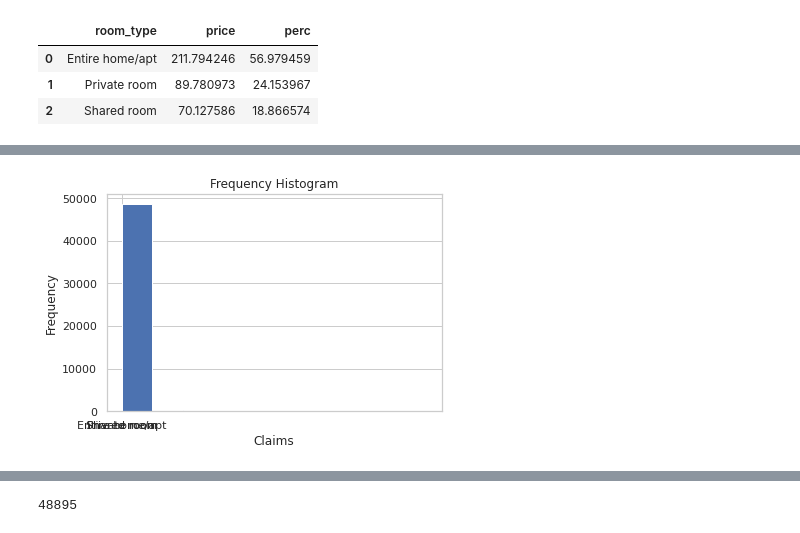
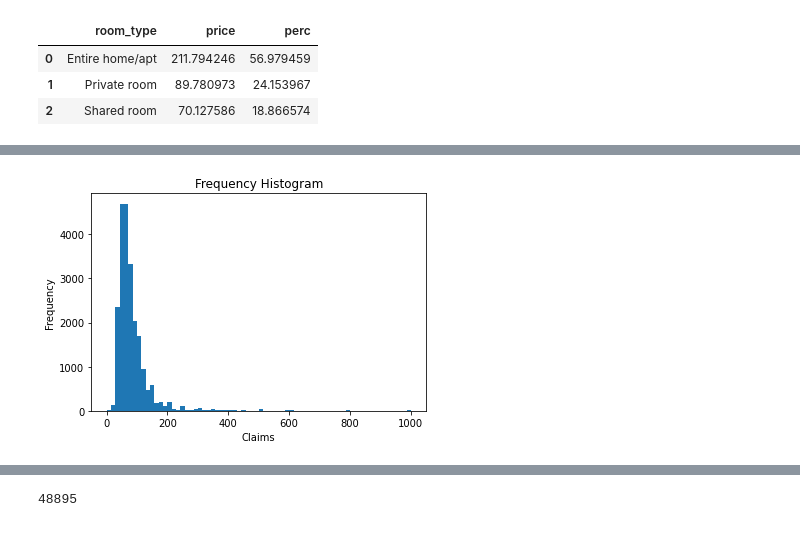
Before and after one commit to yaman9675/understand_Airbnb, a Jupyter notebook: understand_Airbnb.ipynb, the cells around one changed output, grey strips where cells are left out. Saved outputs shown, nothing was run; the diff lists cells and outputs as text; code cells hidden in the pictures.

Commit message:
second commit on understand airbnb

```diff
--- a/understand_Airbnb.ipynb
+++ b/understand_Airbnb.ipynb
@@ -402,3 +402,7 @@ room_avg_pice
 | 2 | Shared room | 70.127586 | 18.866574 |
 # %%
 #bar chart and polar chart
+# %%
+entire_home = airbnb[(airbnb['room_type'] == 'Entire home/apt') & (airbnb['price'] <= 1000)]
+private_room = airbnb[(airbnb['room_type'] == 'Private room') & (airbnb['price'] <= 1000)]
+shared_room = airbnb[(airbnb['room_type'] == 'Shared room') & (airbnb['price'] <= 1000)]
@@ -404,0 +415,3 @@ room_avg_pice
+# %%
+sns.set_theme(style="whitegrid")
+sns.distplot(entire_home['price'], hist=True)
@@ -405,6 +421,6 @@ room_avg_pice
 # %%
-plt.hist(airbnb['room_type'], color='red')
-plt.hist(airbnb['price'])
+#private_room
+plt.hist(private_room['price'], bins=70, range=[0, 1000])
 plt.gca().set(title='Frequency Histogram', xlabel='Claims', ylabel='Frequency');
 # %% [output]
-[figure, old version]
+[figure, new version]
```
Also changed, not shown: parts of 28 cells of this notebook.
